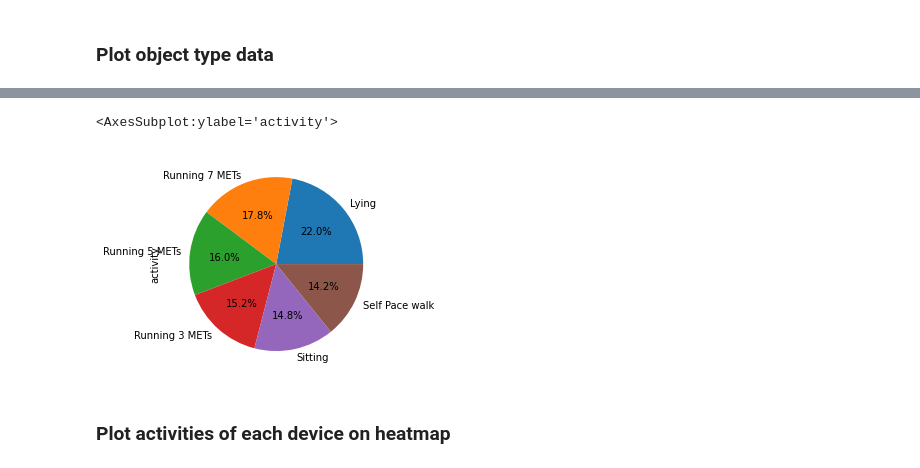
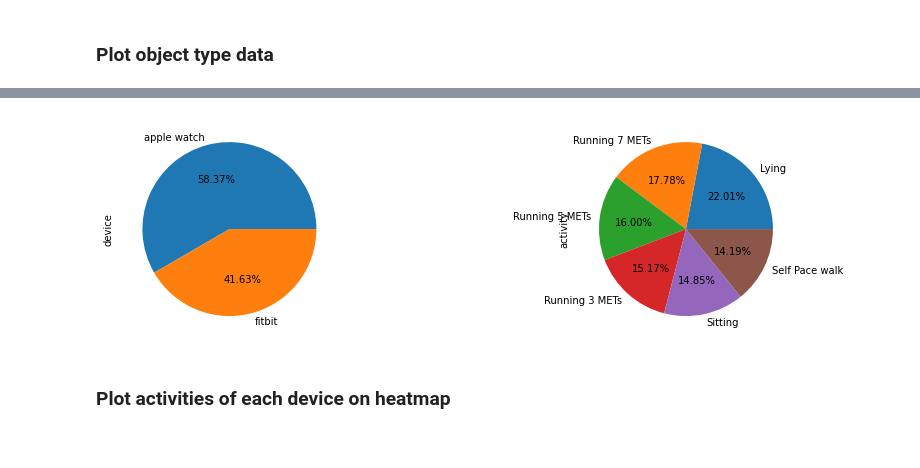
Before and after one commit to juniorise/health_credit, a Jupyter notebook: ml/notebooks/people.ipynb, the cells around one changed output, grey strips where cells are left out. Cells and saved outputs as stored; diff of their text form; code cells hidden in the pictures.

```diff
--- a/ml/notebooks/people.ipynb
+++ b/ml/notebooks/people.ipynb
@@ -106,8 +101,10 @@ df['device'].value_counts().plot.pie(autopct='%1.1f%%')
-# %%
-df['activity'].value_counts().plot.pie(autopct='%1.1f%%')
-# %% [output]
-<AxesSubplot:ylabel='activity'>
-[figure, removed]
+# %%
+fig, (ax1, ax2) = plt.subplots(1, 2, figsize=(15, 4))
+df['device'].value_counts().plot.pie(autopct='%.2f%%', ax=ax1)
+df['activity'].value_counts().plot.pie(autopct='%.2f%%', ax=ax2)
+plt.show()
+# %% [output]
+[figure, added]
 # %% [markdown]
 ### Plot activities of each device on heatmap
 # %%
```
Also changed, not shown: parts of 65 cells of this notebook.
